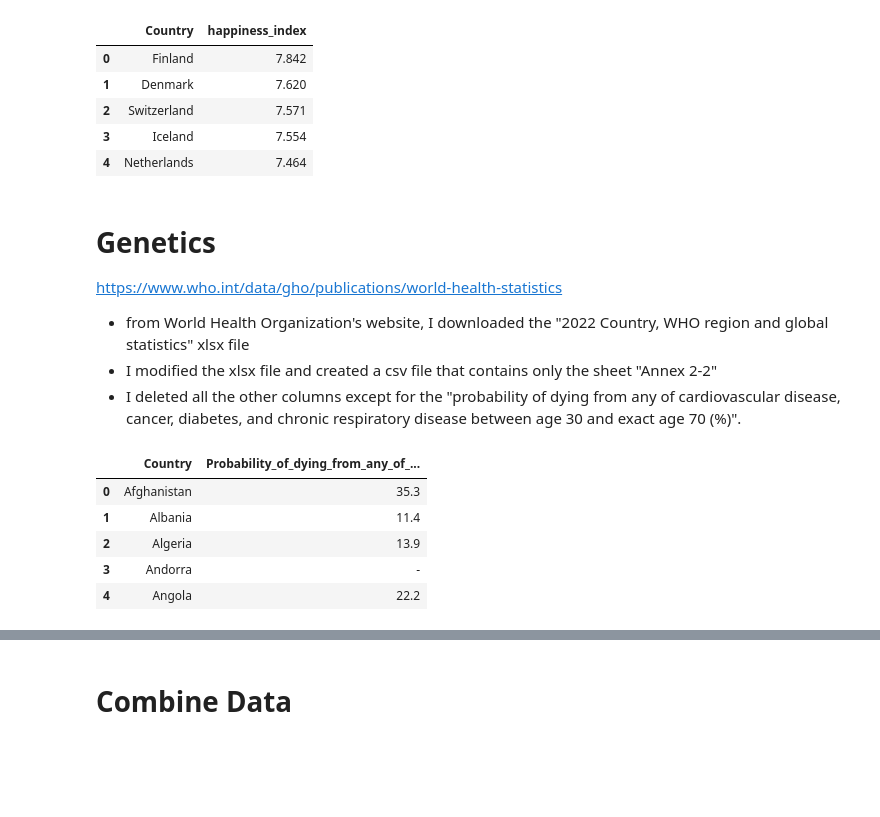
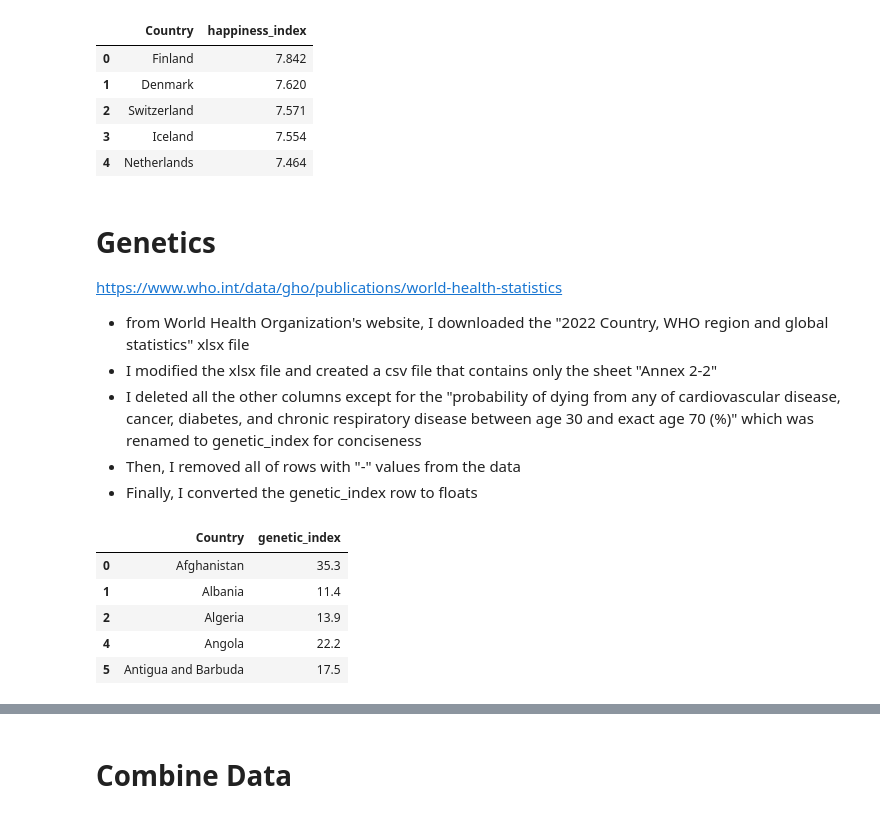
Before and after one commit to ryanbordo/Life-Expectancies-Analysis, a Jupyter notebook: p2.ipynb, the cells around one changed output, grey strips where cells are left out. Cells and saved outputs as stored; diff of their text form; code cells hidden in the pictures; blank space fills up the shorter version.

Commit message:
Finished Data Analysis I Think

```diff
--- a/p2.ipynb
+++ b/p2.ipynb
@@ -561,18 +558,22 @@ happiness_index.head()
 https://www.who.int/data/gho/publications/world-health-statistics
 - from World Health Organization's website, I downloaded the "2022 Country, WHO region and global statistics" xlsx file
 - I modified the xlsx file and created a csv file that contains only the sheet "Annex 2-2"
-- I deleted all the other columns except for the "probability of dying from any of cardiovascular disease, cancer, diabetes, and chronic respiratory disease between age 30 and exact age 70 (%)".
+- I deleted all the other columns except for the "probability of dying from any of cardiovascular disease, cancer, diabetes, and chronic respiratory disease between age 30 and exact age 70 (%)" which was renamed to genetic_index for conciseness
+- Then, I removed all of rows with "-" values from the data
+- Finally, I converted the genetic_index row to floats
 # %%
 mortality_rate = pd.read_csv('data/whs2022_annex2.csv')
 mortality_rate = mortality_rate.rename(columns = {'Probability of dying from any of CVD, cancer, diabetes, CRD \
-between age 30 and exact age 70 (%)':'Probability_of_dying_from_any_of_CVD_cancer_diabetes_CRD_between_age_30_to_70'})
+between age 30 and exact age 70 (%)':'genetic_index'})
+mortality_rate = mortality_rate.loc[mortality_rate["genetic_index"] != "-"]
+mortality_rate["genetic_index"] = mortality_rate["genetic_index"].astype(float)
 mortality_rate.head()
 # %% [output]
-|  | Country | Probability_of_dying_from_any_of_... |
+|  | Country | genetic_index |
 | 0 | Afghanistan | 35.3 |
 | 1 | Albania | 11.4 |
 | 2 | Algeria | 13.9 |
-| 3 | Andorra | - |
 | 4 | Angola | 22.2 |
+| 5 | Antigua and Barbuda | 17.5 |
 # %%
 %sql chase_final << select happiness_index.Country, happiness_index, \
```
Also changed, not shown: parts of 11 cells of this notebook, 1 other file.
